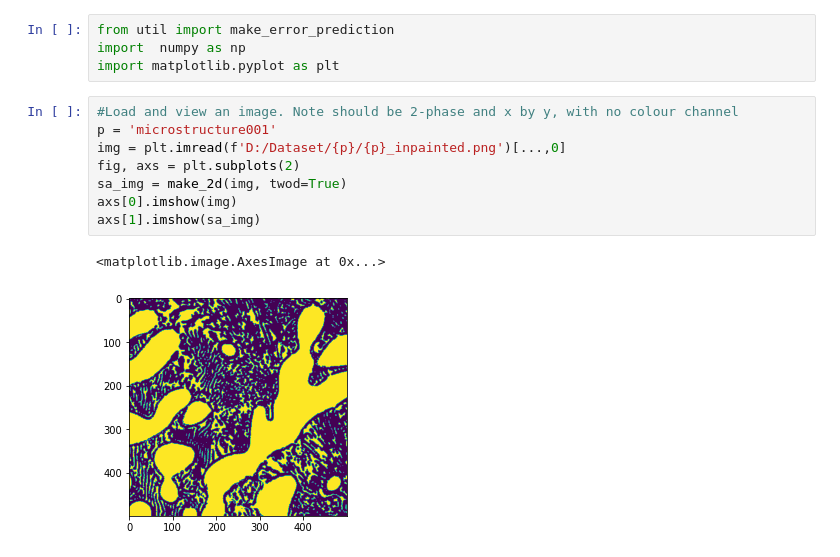
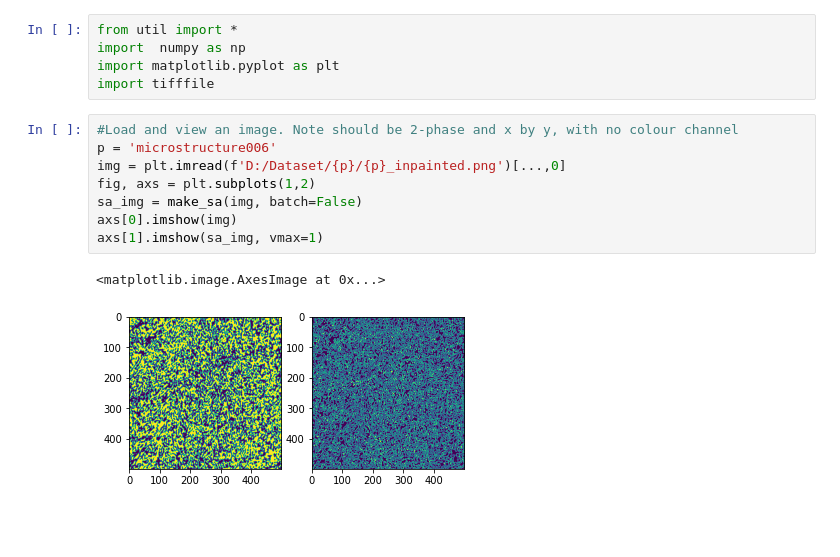
Before and after one commit to tldr-group/ImageRep, a Jupyter notebook: predict_error.ipynb, the cells around one changed output. Saved outputs shown, nothing was run; the diff lists cells and outputs as text; blank space fills up the shorter version.

```diff
--- a/predict_error.ipynb
+++ b/predict_error.ipynb
@@ -1,15 +1,16 @@
 # %%
-from util import make_error_prediction
+from util import *
 import  numpy as np
 import matplotlib.pyplot as plt
+import tifffile
 # %%
 #Load and view an image. Note should be 2-phase and x by y, with no colour channel
-p = 'microstructure001'
+p = 'microstructure006'
 img = plt.imread(f'D:/Dataset/{p}/{p}_inpainted.png')[...,0]
-fig, axs = plt.subplots(2)
-sa_img = make_2d(img, twod=True)
+fig, axs = plt.subplots(1,2)
+sa_img = make_sa(img, batch=False)
 axs[0].imshow(img)
-axs[1].imshow(sa_img)
+axs[1].imshow(sa_img, vmax=1)
 # %% [output]
 <matplotlib.image.AxesImage at 0x...>
-[figure, old version]
+[figure, new version]
```
Also changed, not shown: parts of 10 cells of this notebook, 14 other files.
